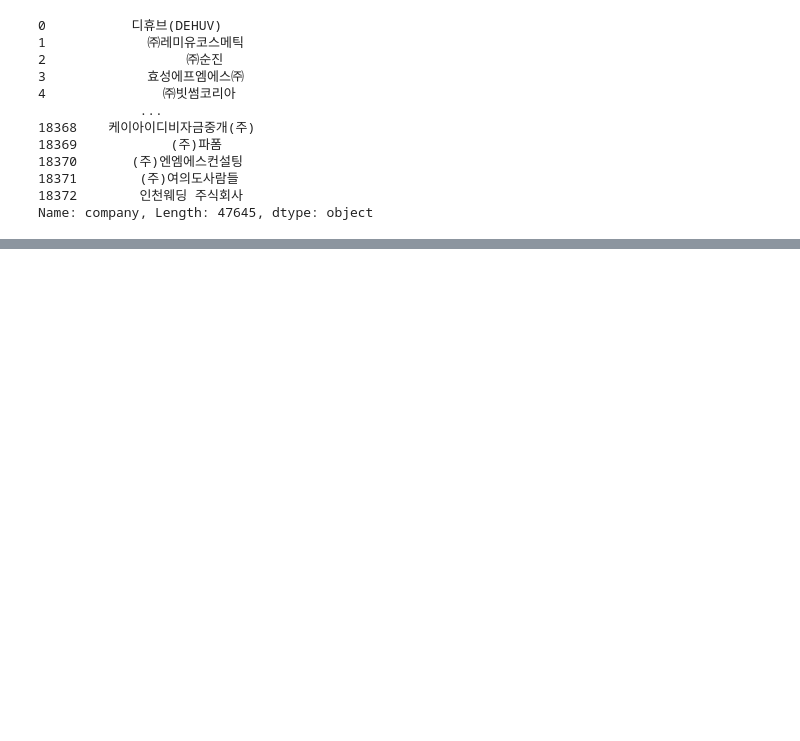
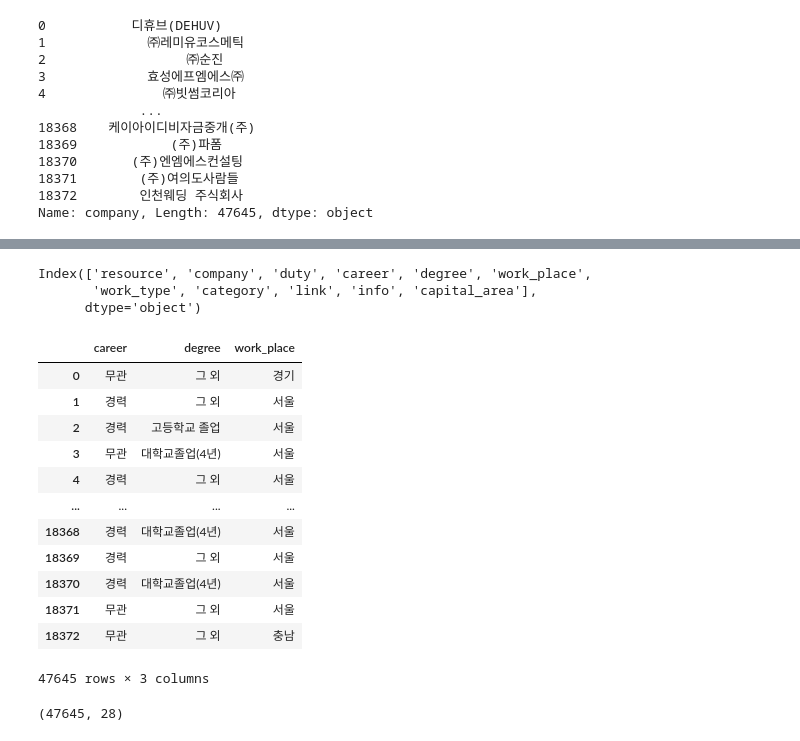
Before and after one commit to EdgarAn-Portfolio1/Recruit_DataAnalysis, a Jupyter notebook: JYS/3.EDA/saramim_jobkorea_sjy_EDA.ipynb, the cells around one changed output, grey strips where cells are left out. Cells and saved outputs as stored; diff of their text form; code cells hidden in the pictures; blank space fills up the shorter version.

```diff
--- a/JYS/3.EDA/saramim_jobkorea_sjy_EDA.ipynb
+++ b/JYS/3.EDA/saramim_jobkorea_sjy_EDA.ipynb
@@ -167,0 +220,22 @@ df.head()
+# %%
+df.columns
+# %% [output]
+Index(['resource', 'company', 'duty', 'career', 'degree', 'work_place',
+       'work_type', 'category', 'link', 'info', 'capital_area'],
+      dtype='object')
+# %%
+df[['career','degree', 'work_place']]
+# %% [output]
+|  | career | degree | work_place |
+| 0 | 무관 | 그 외 | 경기 |
+| 1 | 경력 | 그 외 | 서울 |
+| 2 | 경력 | 고등학교 졸업 | 서울 |
+| 3 | 무관 | 대학교졸업(4년) | 서울 |
+| 4 | 경력 | 그 외 | 서울 |
+| ... | ... | ... | ... |
+| 18368 | 경력 | 대학교졸업(4년) | 서울 |
+| 18369 | 경력 | 그 외 | 서울 |
+| 18370 | 경력 | 대학교졸업(4년) | 서울 |
+| 18371 | 무관 | 그 외 | 서울 |
+| 18372 | 무관 | 그 외 | 충남 |
+47645 rows × 3 columns
@@ -167,0 +247,4 @@ df.head()
+# %%
+X.shape
+# %% [output]
+(47645, 28)
```
Also changed, not shown: parts of 14 cells of this notebook, 8 other files.
